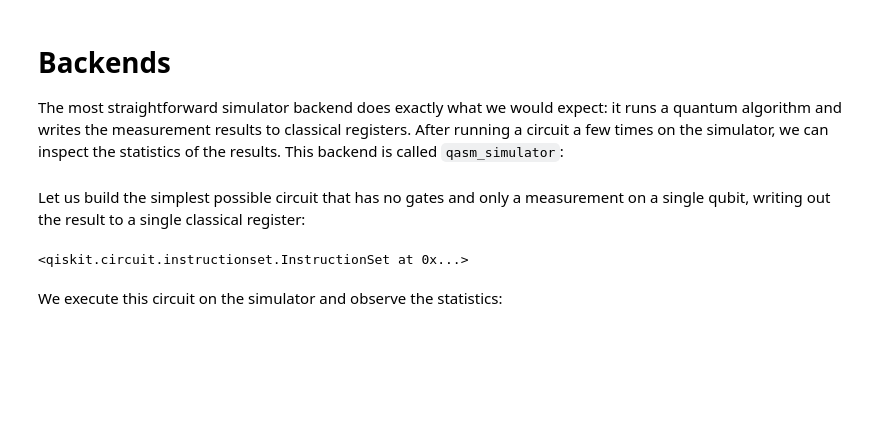
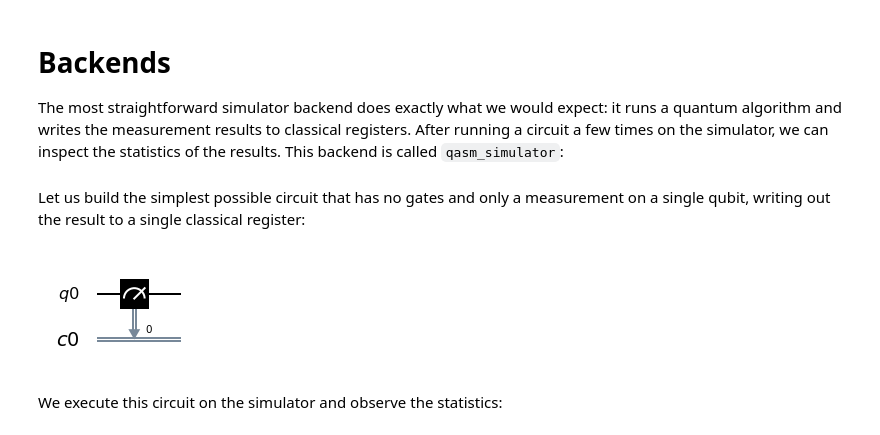
Before and after one commit to quantumyatra/QuantumMachineLearning, a Jupyter notebook: notebooks/00_Introduction_to_Qiskit.ipynb, the cells around one changed output. Saved outputs shown, nothing was run; the diff lists cells and outputs as text; code cells hidden in the pictures; blank space fills up the shorter version.

```diff
--- a/notebooks/00_Introduction_to_Qiskit.ipynb
+++ b/notebooks/00_Introduction_to_Qiskit.ipynb
@@ -34,10 +34,11 @@ Let us build the simplest possible circuit that has no gates and only a measurem
 # %%
 q = QuantumRegister(1)
 c = ClassicalRegister(1)
-circuit = QuantumCircuit(q, c)
+circuit = QuantumCircuit(q,c)
 circuit.measure(q[0], c[0])
+circuit.draw('mpl')
 # %% [output]
-<qiskit.circuit.instructionset.InstructionSet at 0x...>
+[figure, added]
 # %% [markdown]
 We execute this circuit on the simulator and observe the statistics:
 # %%
```
Also changed, not shown: parts of 4 cells of this notebook, 2 other files.
